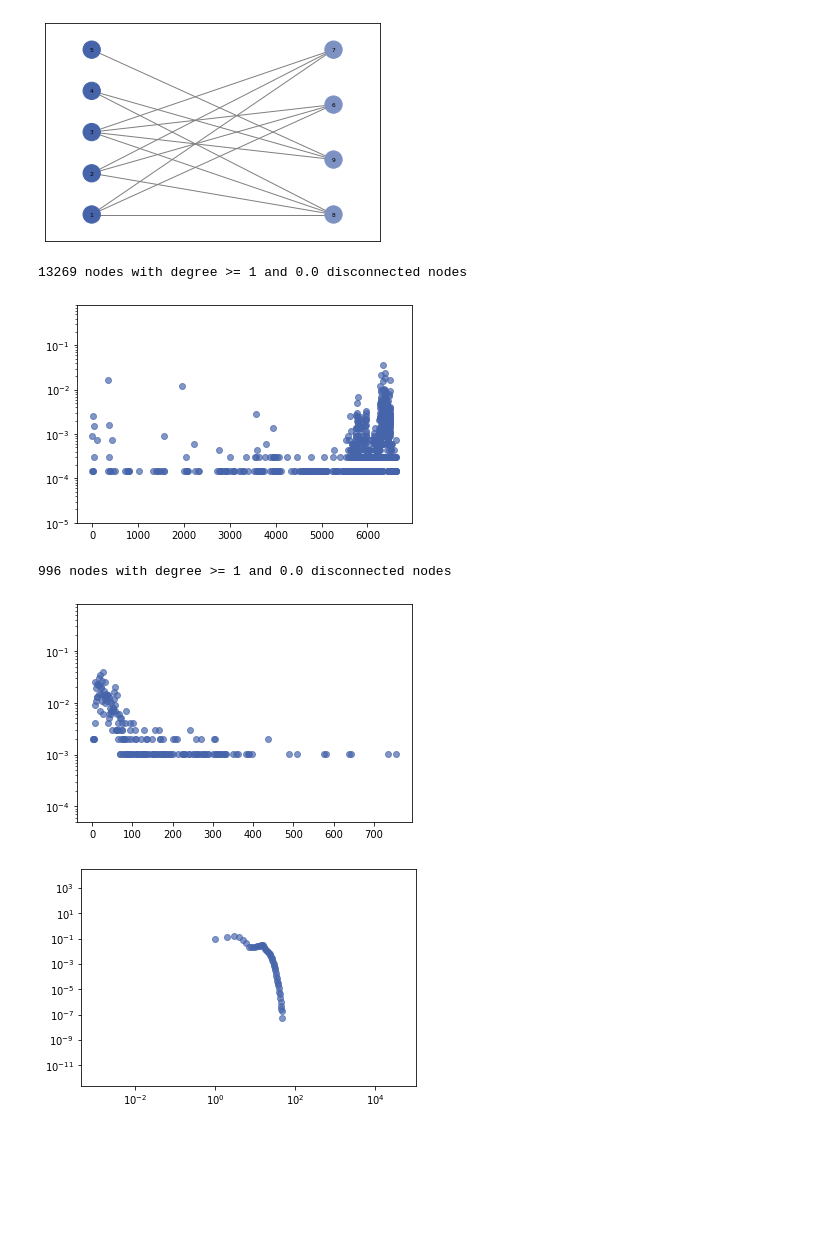
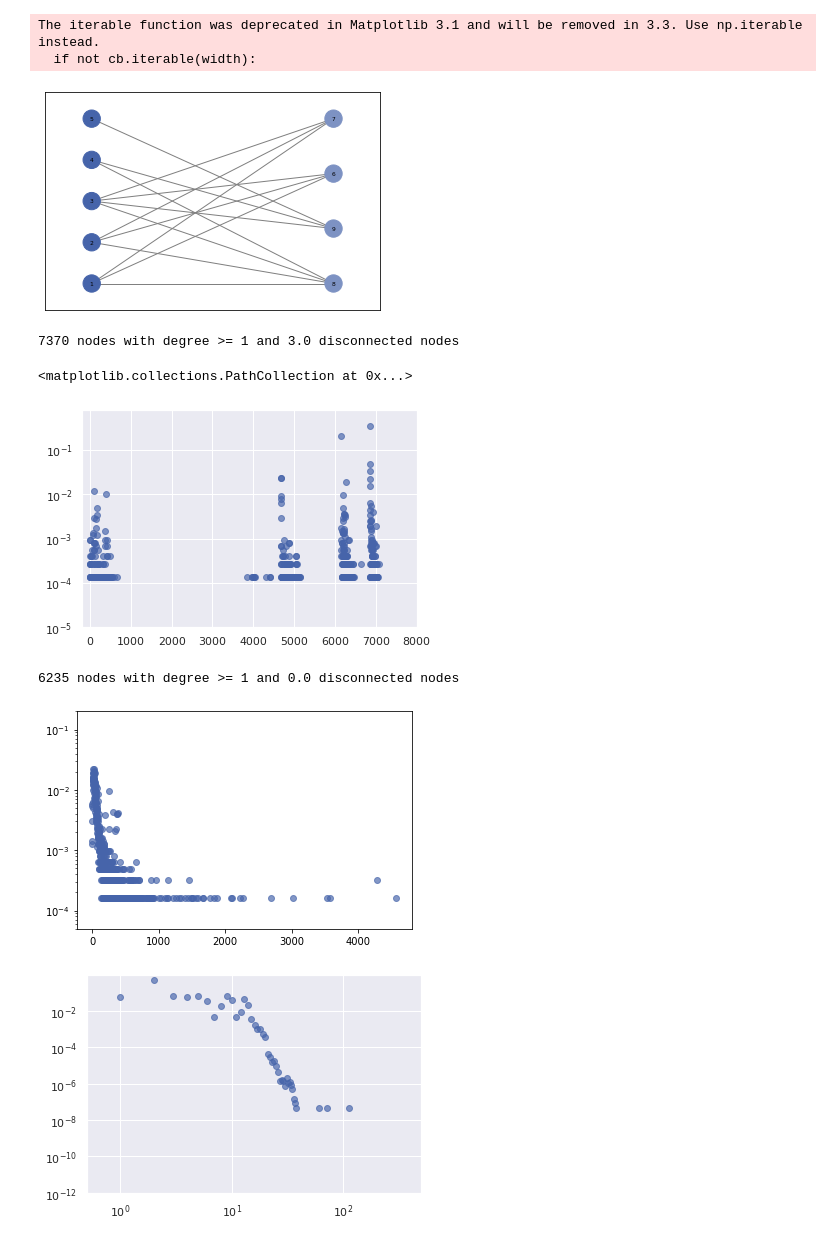
Before and after one commit to davidweisscode/kg-analysis, a Jupyter notebook: plots.ipynb, the cells around one changed output. Drawn from its saved outputs; the diff is of its cells as text; code cells hidden in the pictures; blank space fills up the shorter version.

```diff
--- a/plots.ipynb
+++ b/plots.ipynb
@@ -43,0 +13,14 @@ HighUniform           0.672905   0.672894
+# %%
+# TODO: Choose color palette https://seaborn.pydata.org/tutorial/color_palettes.html
+MAIN_COLOR_1 = "#7D92C3"
+MAIN_COLOR_2 = "#4664AA"
+ACCENT_COLOR = "#902020"
+# TODO: Figure aesthetics https://seaborn.pydata.org/tutorial/aesthetics.html
+
+sns.set(color_codes=True)
+
+run = "politician_breadth"
+res = pd.read_csv(f"out/_results_{run}.csv", index_col=0)
+classes = list(res.index.values)
+
+res
@@ -57,46 +54,49 @@ top = nx.bipartite.sets(G)[0]
 bi_layout = nx.bipartite_layout(G, top, aspect_ratio=0.5, scale=0.2)
 nx.draw_networkx(G, bi_layout, with_labels=True, font_size=6,node_color=nodecolors, edge_color="grey")
 # %% [output]
+The iterable function was deprecated in Matplotlib 3.1 and will be removed in 3.3. Use np.iterable instead.
+  if not cb.iterable(width):
 [figure]
 # %%
-with open(f"out/{CLASSES[0]}.t.k.json", "r") as input_file:
+class1 = classes[0]
+with open(f"out/{class1}/{class1}.t.k.json", "r") as input_file:
     dist = json.load(input_file)
 
 nnodes = 0
 for key, value in dist.items():
     nnodes += value
 
-n_t = res.loc[CLASSES[0], "n_t"]
+n_t = res.loc[class1, "n_t"]
 ndiscnodes = n_t - nnodes
 
 x = []
 y = []
 for key, value in dist.items():
     x.append(int(key))
     y.append(float(value / nnodes))
 
-print(f"{sum} nodes with degree >= 1 and {ndiscnodes} disconnected nodes")
+print(f"{nnodes} nodes with degree >= 1 and {ndiscnodes} disconnected nodes")
 x.append(0)
 y.append(float(ndiscnodes / nnodes))
 
 # plt.xscale("log")
-# plt.xlim(0.1, 800000)
+plt.xlim(-200, 8000)
 plt.yscale("log")
 plt.ylim(0.00001, 0.8)
 plt.scatter(x, y, color=MAIN_COLOR_2+"aa")
-plt.show()
 # %% [output]
-13269 nodes with degree >= 1 and 0.0 disconnected nodes
+7370 nodes with degree >= 1 and 3.0 disconnected nodes
+<matplotlib.collections.PathCollection at 0x...>
-[figure, old version]
+[figure, new version]
 # %%
-with open(f"out/{CLASSES[0]}.b.k.json", "r") as input_file:
+with open(f"out/{classes[0]}/{classes[0]}.b.k.json", "r") as input_file:
     dist = json.load(input_file)
 
 nnodes = 0
 for key, value in dist.items():
     nnodes += value
 
-n_b = res.loc[CLASSES[0], "n_b"]
+n_b = res.loc[classes[0], "n_b"]
 ndiscnodes = n_b - nnodes
 
 x = []
@@ -112,14 +112,14 @@ y.append(float(ndiscnodes / nnodes))
 # plt.xscale("log")
 # plt.xlim(0.5, 50000)
 plt.yscale("log")
-plt.ylim(0.00005, 0.8)
+plt.ylim(0.00005, 0.2)
 plt.scatter(x, y, color=MAIN_COLOR_2+"aa")
 plt.show()
 # %% [output]
-996 nodes with degree >= 1 and 0.0 disconnected nodes
+6235 nodes with degree >= 1 and 0.0 disconnected nodes
-[figure, old version]
+[figure, new version]
 # %%
-with open(f"out/{CLASSES[0]}.t.w.json", "r") as input_file:
+with open(f"out/{classes[0]}/{classes[0]}.t.w.json", "r") as input_file:
     dist = json.load(input_file)
 
 nnodes = 0
@@ -135,11 +135,11 @@ for key, value in dist.items():
         y.append(float(value / nnodes))
 
 plt.xscale("log")
-# plt.xlim(0.5, 500)
+plt.xlim(0.5, 500)
 plt.yscale("log")
-# plt.ylim(0.000000000001, 0.5)
+plt.ylim(0.000000000001, 0.9)
 plt.scatter(x, y, color=MAIN_COLOR_2+"aa")
 plt.show()
 # %% [output]
-[figure, old version]
+[figure, new version]
 # %%
```
Also changed, not shown: parts of 9 cells of this notebook, 1 other file.
